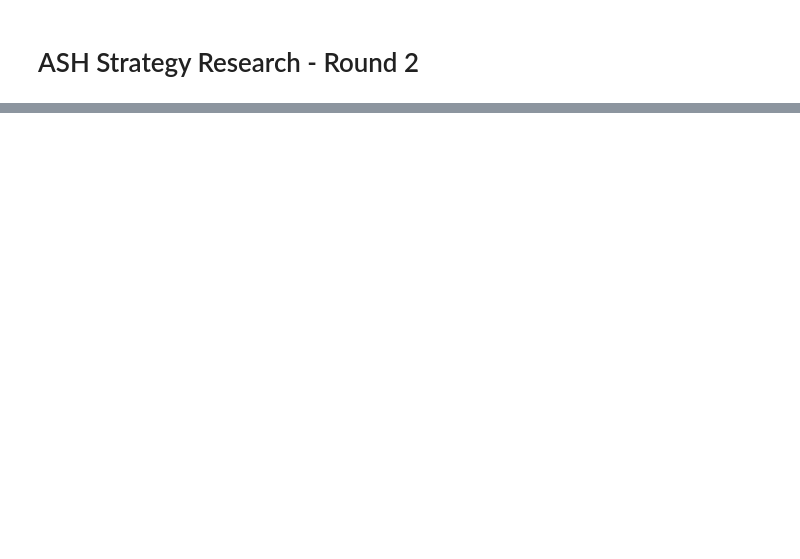
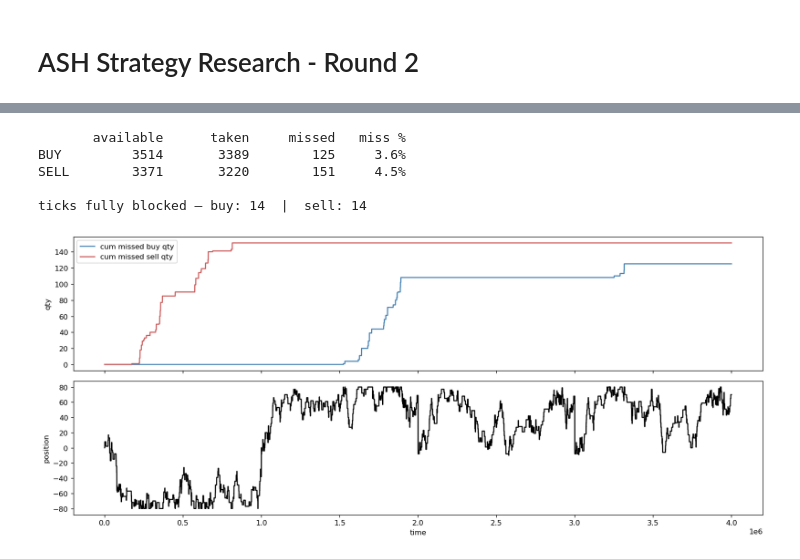
Before and after one commit to v-x-zhang/imc-prosperity-4-quantsc, a Jupyter notebook: round-2/research/ash_strategy.ipynb, the cells around one changed output, grey strips where cells are left out. Drawn from its saved outputs; the diff is of its cells as text; code cells hidden in the pictures; blank space fills up the shorter version.

```diff
--- a/round-2/research/ash_strategy.ipynb
+++ b/round-2/research/ash_strategy.ipynb
@@ -183,0 +279,48 @@ plt.show()
+# %%
+# opportunities left on the table due to position limit
+# available = total qty on the takeable side of theo; taken = what we actually filled
+ask_p = ash[[f"ask_price_{i}"  for i in [1, 2, 3]]].to_numpy()
+ask_v = ash[[f"ask_volume_{i}" for i in [1, 2, 3]]].to_numpy()
+bid_p = ash[[f"bid_price_{i}"  for i in [1, 2, 3]]].to_numpy()
+bid_v = ash[[f"bid_volume_{i}" for i in [1, 2, 3]]].to_numpy()
+theo_arr = ash["wall_mid"].to_numpy()[:, None]
+
+avail_buy  = np.where((ask_p < theo_arr) & ~np.isnan(ask_p), np.nan_to_num(ask_v), 0).sum(axis=1)
+avail_sell = np.where((bid_p > theo_arr) & ~np.isnan(bid_p), np.nan_to_num(bid_v), 0).sum(axis=1)
+
+taken = (fills.groupby(["time", "side"])["qty"].sum().unstack(fill_value=0).reindex(ash["time"], fill_value=0))
+taken_buy  = taken.get("buy",  pd.Series(0, index=ash["time"])).to_numpy()
+taken_sell = taken.get("sell", pd.Series(0, index=ash["time"])).to_numpy()
+
+missed_buy  = avail_buy  - taken_buy
+missed_sell = avail_sell - taken_sell
+
+tot_avail_buy,  tot_avail_sell  = avail_buy.sum(),  avail_sell.sum()
+tot_taken_buy,  tot_taken_sell  = taken_buy.sum(),  taken_sell.sum()
+tot_missed_buy, tot_missed_sell = missed_buy.sum(), missed_sell.sum()
+
+print(f"{'':5} {'available':>10} {'taken':>10} {'missed':>10} {'miss %':>8}")
+print(f"{'BUY':5} {tot_avail_buy:>10.0f} {tot_taken_buy:>10.0f} {tot_missed_buy:>10.0f} {tot_missed_buy/tot_avail_buy:>8.1%}")
+print(f"{'SELL':5} {tot_avail_sell:>10.0f} {tot_taken_sell:>10.0f} {tot_missed_sell:>10.0f} {tot_missed_sell/tot_avail_sell:>8.1%}")
+
+ticks_blocked_buy  = ((avail_buy > 0)  & (taken_buy == 0)).sum()
+ticks_blocked_sell = ((avail_sell > 0) & (taken_sell == 0)).sum()
+print(f"\nticks fully blocked — buy: {ticks_blocked_buy}  |  sell: {ticks_blocked_sell}")
+
+fig, axes = plt.subplots(2, 1, figsize=(14, 6), sharex=True)
+axes[0].plot(ash["time"], np.cumsum(missed_buy),  color="steelblue", label="cum missed buy qty")
+axes[0].plot(ash["time"], np.cumsum(missed_sell), color="indianred", label="cum missed sell qty")
+axes[0].set_ylabel("qty")
+axes[0].legend()
+axes[1].plot(ash["time"], positions["position"], color="black")
+axes[1].set_ylabel("position")
+axes[1].set_xlabel("time")
+plt.tight_layout()
+plt.show()
+# %% [output]
+       available      taken     missed   miss %
+BUY         3514       3389        125     3.6%
+SELL        3371       3220        151     4.5%
+
+ticks fully blocked — buy: 14  |  sell: 14
+[figure, added]
```
Also changed, not shown: parts of 8 cells of this notebook, 22 other files.
